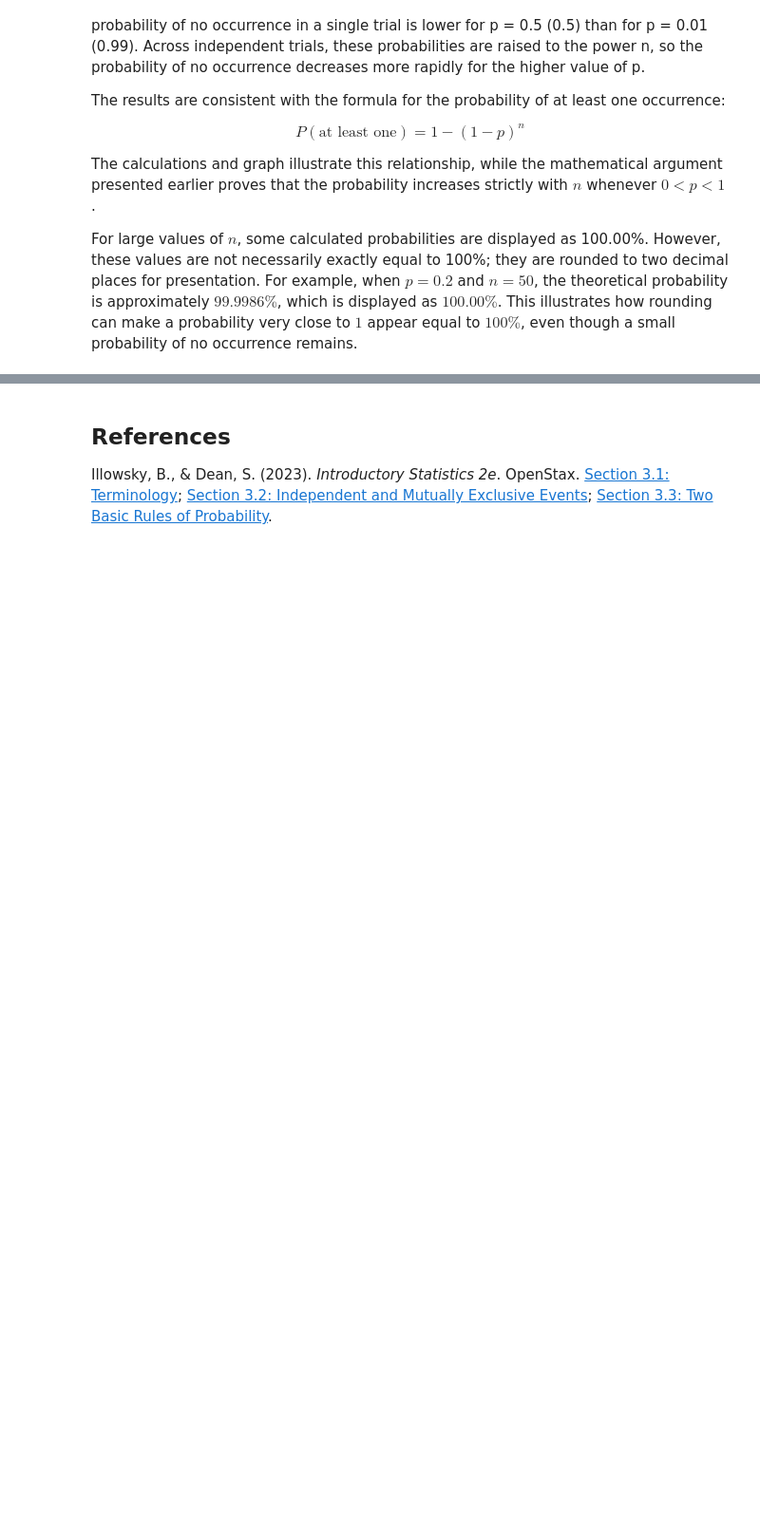
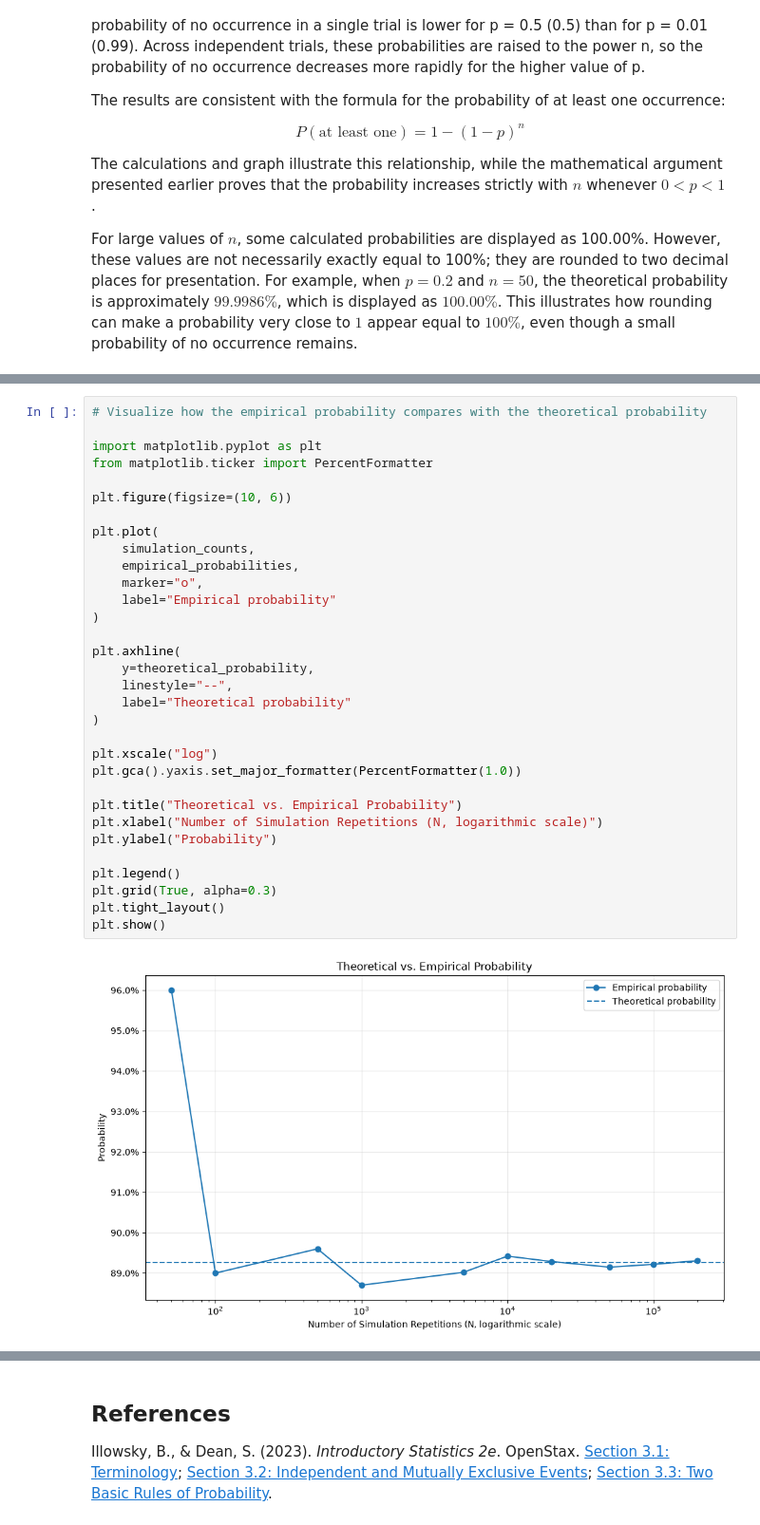
Before and after one commit to tsvvladimirova/rare-events-probability-study, a Jupyter notebook: rare_events_analysis.ipynb, the cells around one changed output, grey strips where cells are left out. Shown at 95% size. Drawn from its saved outputs; the diff is of its cells as text; blank space fills up the shorter version.

```diff
--- a/rare_events_analysis.ipynb
+++ b/rare_events_analysis.ipynb
@@ -668,0 +755,34 @@ For large values of $n$, some calculated probabilities are displayed as 100.00%.
+# %%
+# Visualize how the empirical probability compares with the theoretical probability
+
+import matplotlib.pyplot as plt
+from matplotlib.ticker import PercentFormatter
+
+plt.figure(figsize=(10, 6))
+
+plt.plot(
+    simulation_counts,
+    empirical_probabilities,
+    marker="o",
+    label="Empirical probability"
+)
+
+plt.axhline(
+    y=theoretical_probability,
+    linestyle="--",
+    label="Theoretical probability"
+)
+
+plt.xscale("log")
+plt.gca().yaxis.set_major_formatter(PercentFormatter(1.0))
+
+plt.title("Theoretical vs. Empirical Probability")
+plt.xlabel("Number of Simulation Repetitions (N, logarithmic scale)")
+plt.ylabel("Probability")
+
+plt.legend()
+plt.grid(True, alpha=0.3)
+plt.tight_layout()
+plt.show()
+# %% [output]
+[figure, added]
```
Also changed, not shown: parts of 5 cells of this notebook.
